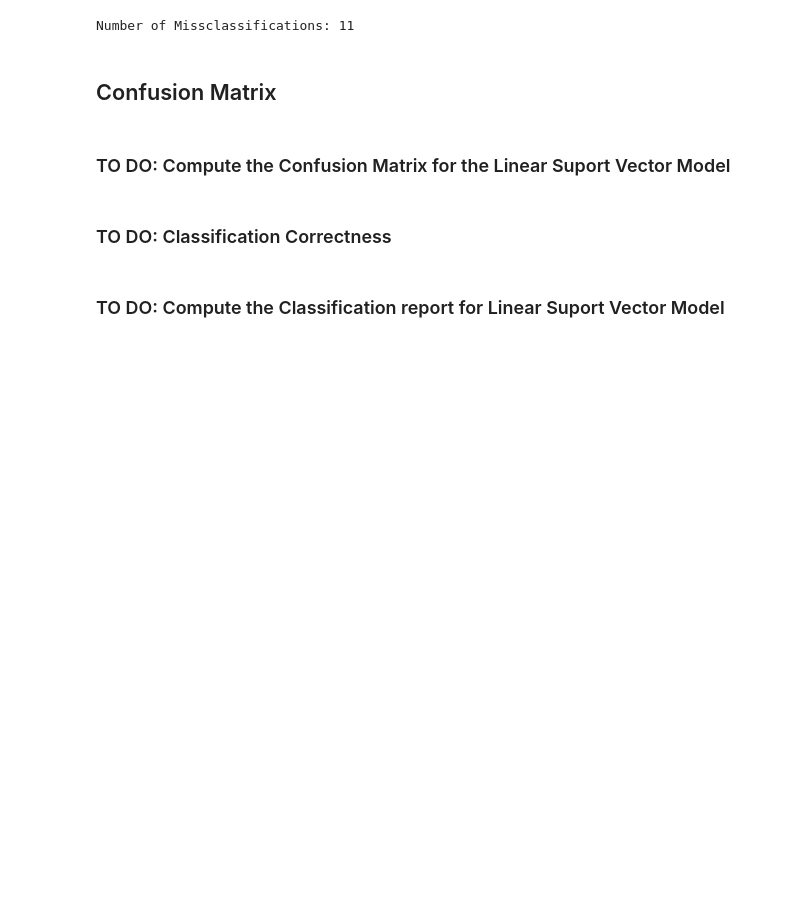
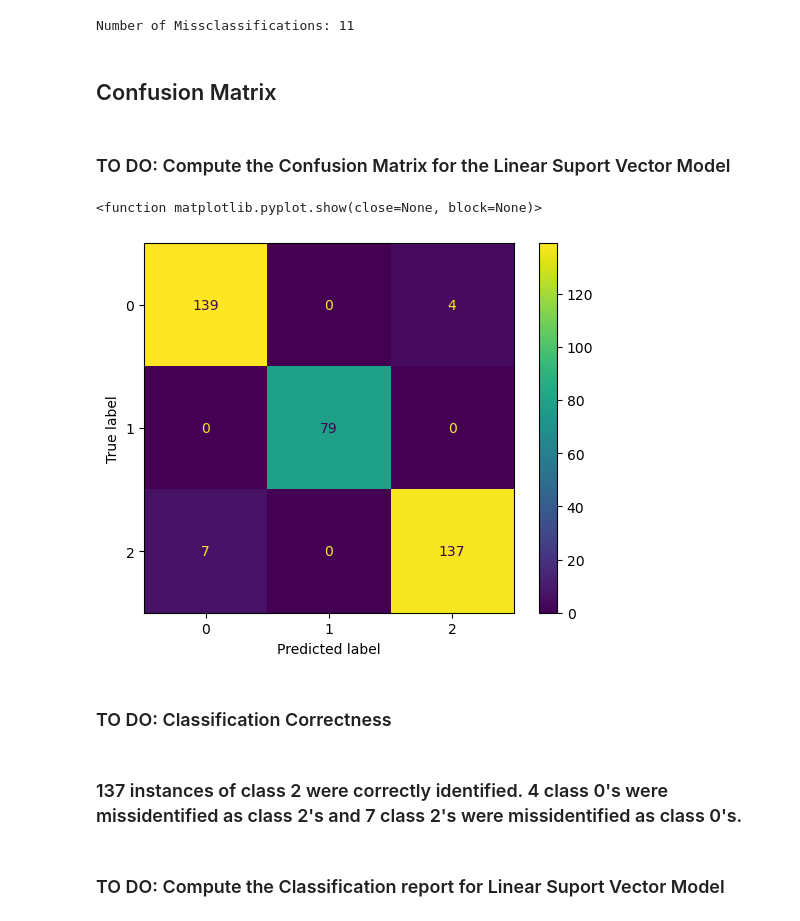
Before and after one commit to Zeni1137/SensorData341, a Jupyter notebook: SensorData-Group5.ipynb, the cells around one changed output. Cells and saved outputs as stored; diff of their text form; code cells hidden in the pictures; blank space fills up the shorter version.

Commit message:
Good Matrix, weird Pickle

```diff
--- a/SensorData-Group5.ipynb
+++ b/SensorData-Group5.ipynb
@@ -587,12 +587,22 @@ Number of Missclassifications: 11
 ### TO DO: Compute the Confusion Matrix for the Linear Suport Vector Model
 # %%
 # Use SciKit Learn's metrics module to compute the model's confusion matrix
+from sklearn.metrics import confusion_matrix, ConfusionMatrixDisplay
+cm = confusion_matrix(y_test, y_pred, labels=svc.classes_)
+disp = ConfusionMatrixDisplay(confusion_matrix=cm, display_labels=svc.classes_)
+disp.plot()
+plt.show
+# %% [output]
+<function matplotlib.pyplot.show(close=None, block=None)>
+[figure, added]
 # %% [markdown]
 ### TO DO: Classification Correctness
 # %%
 # Based on the output of your confusion matrix, what was the total number of correct classifications of Substance 2?
 
 # Enter your answer as markdown in the cell below:
+# %% [markdown]
+### 137 instances of class 2 were correctly identified. 4 class 0's were missidentified as class 2's and 7 class 2's were missidentified as class 0's.
 # %% [markdown]
 ### TO DO: Compute the Classification report for Linear Suport Vector Model
 # %%
```
Also changed, not shown: parts of 2 cells of this notebook.
